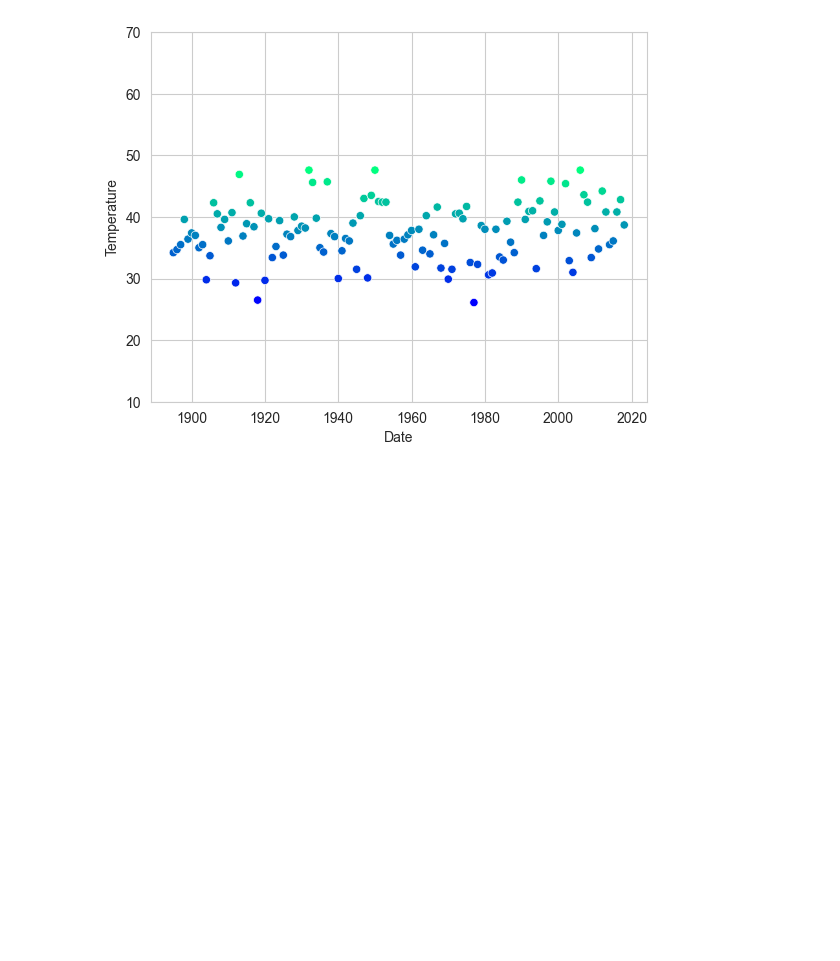
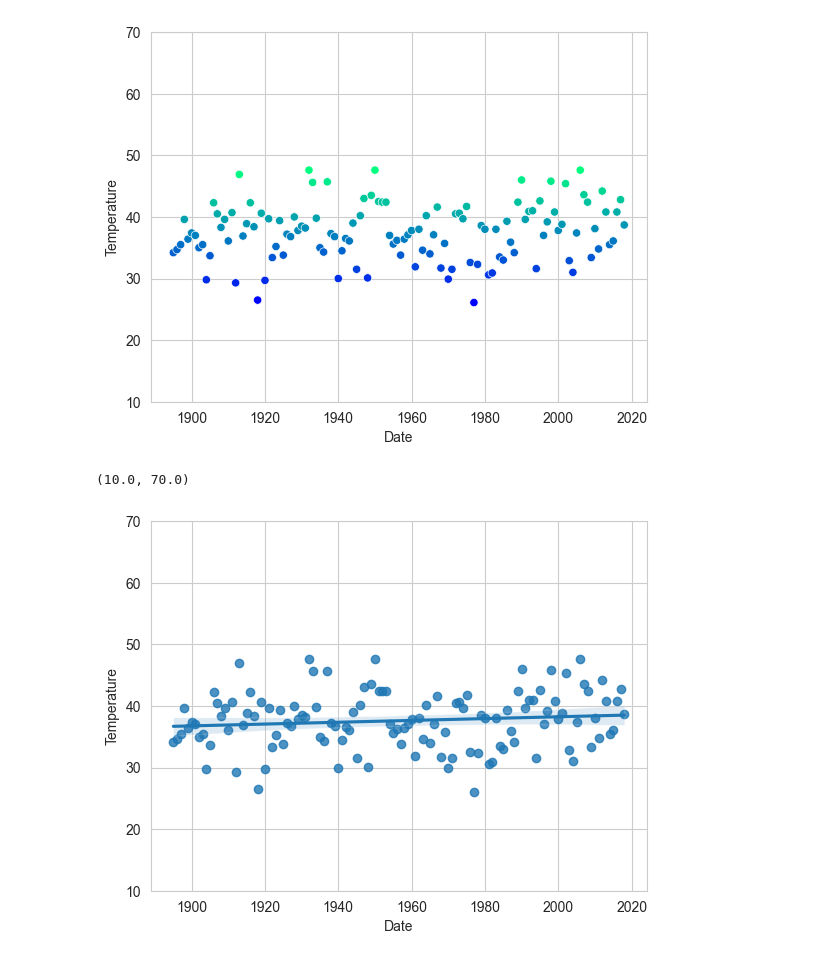
Before and after one commit to BethSpornitz/datafun-07-applied, a Jupyter notebook: bethspornitz_ml.ipynb, the cells around one changed output. Cells and saved outputs as stored; diff of their text form; code cells hidden in the pictures; blank space fills up the shorter version.

Commit message:
Adding predicted scatterplot and regression line

```diff
--- a/bethspornitz_ml.ipynb
+++ b/bethspornitz_ml.ipynb
@@ -233,0 +237,7 @@ x = np.array([min(nyc.Date.values), max(nyc.Date.values)])
+# %%
+sns.set_style('whitegrid')
+axes = sns.regplot(x=nyc.Date, y=nyc.Temperature)
+axes.set_ylim(10, 70)
+# %% [output]
+(10.0, 70.0)
+[figure, added]
```
Also changed, not shown: parts of 2 cells of this notebook.
